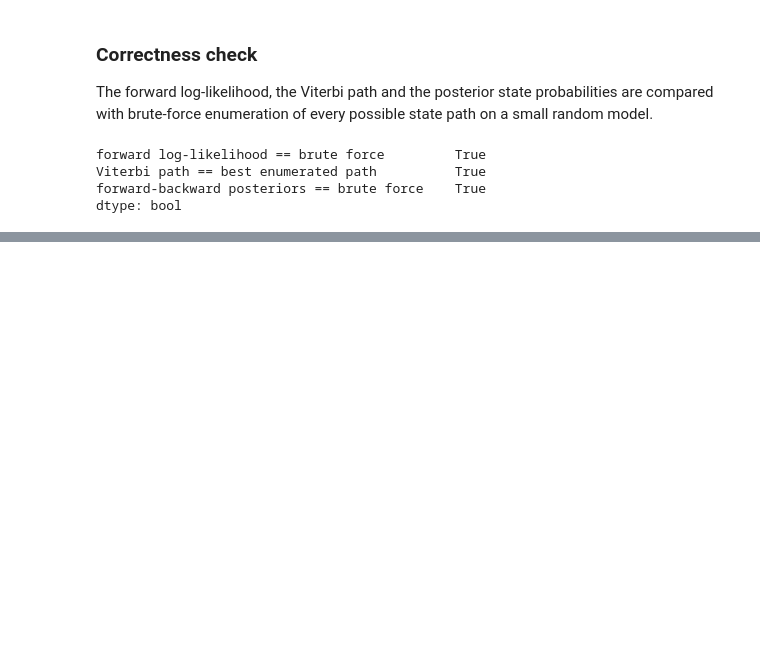
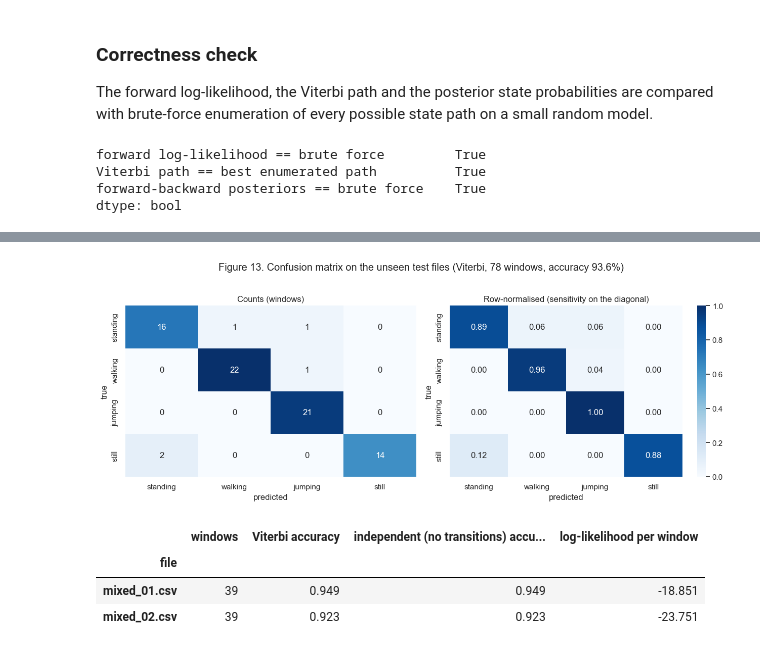
Before and after one commit to mukunzindahiro-max/hmm-activity-recognition, a Jupyter notebook: har_hmm.ipynb, the cells around one changed output, grey strips where cells are left out. Cells and saved outputs as stored; diff of their text form; code cells hidden in the pictures; blank space fills up the shorter version.

Commit message:
Evaluation: confusion matrix, sensitivity/specificity table and decoded sequences on unseen data

```diff
--- a/har_hmm.ipynb
+++ b/har_hmm.ipynb
@@ -513,0 +524,9 @@ dtype: bool
+# %%
+from src import evaluation as ev
+
+predictions, metrics = ev.evaluate(hmm, test_feat, save=True)
+y_true, y_pred = predictions["activity"].to_numpy(), predictions["viterbi"].to_numpy()
+
+table = metrics[["State (Activity)", "Number of Samples", "Sensitivity", "Specificity", "Overall Accuracy"]].copy()
+table["State (Activity)"] = table["State (Activity)"].str.capitalize()
+table.round(3)
@@ -513,0 +547,28 @@ dtype: bool
+# %%
+cm = ev.confusion_matrix(y_true, y_pred)
+fig, axes = plt.subplots(1, 2, figsize=(13, 4.8))
+sns.heatmap(cm, annot=True, fmt="d", cmap="Blues", ax=axes[0], cbar=False)
+axes[0].set_title("Counts (windows)")
+sns.heatmap(cm.div(cm.sum(axis=1), axis=0), annot=True, fmt=".2f", cmap="Blues", vmin=0, vmax=1, ax=axes[1])
+axes[1].set_title("Row-normalised (sensitivity on the diagonal)")
+fig.suptitle(f"Figure 13. Confusion matrix on the unseen test files (Viterbi, {len(y_true)} windows, "
+             f"accuracy {np.mean(y_true == y_pred):.1%})", y=1.02)
+fig.tight_layout()
+fig.savefig(PLOTS / "confusion_matrix.png", dpi=150, bbox_inches="tight")
+plt.show()
+# %% [output]
+[figure, added]
+# %%
+rows = []
+for file, d in predictions.groupby("file"):
+    X = test_feat[test_feat.file == file].sort_values("window")[ft.FEATURE_NAMES].to_numpy()
+    rows.append({"file": file, "windows": len(d),
+                 "Viterbi accuracy": np.mean(d["activity"] == d["viterbi"]),
+                 "independent (no transitions) accuracy": np.mean(d["activity"] == d["independent"]),
+                 "log-likelihood per window": hmm.score([X]) / len(d)})
+pd.DataFrame(rows).set_index("file").round(3)
+# %% [output]
+|  | windows | Viterbi accuracy | independent (no transitions) accu... | log-likelihood per window |
+| file |  |  |  |  |
+| mixed_01.csv | 39 | 0.949 | 0.949 | -18.851 |
+| mixed_02.csv | 39 | 0.923 | 0.923 | -23.751 |
```
Also changed, not shown: parts of 11 cells of this notebook, 7 other files.
